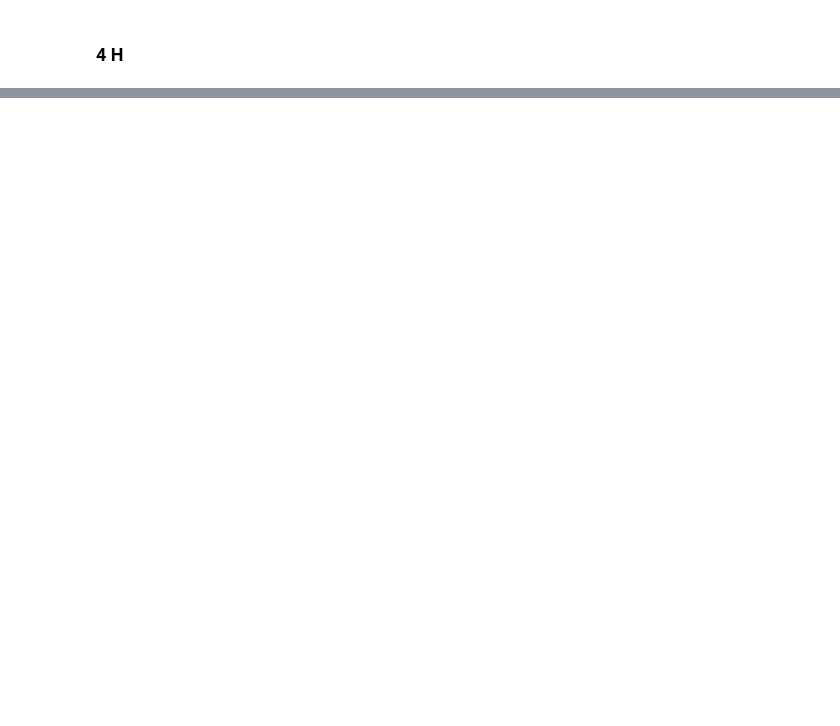
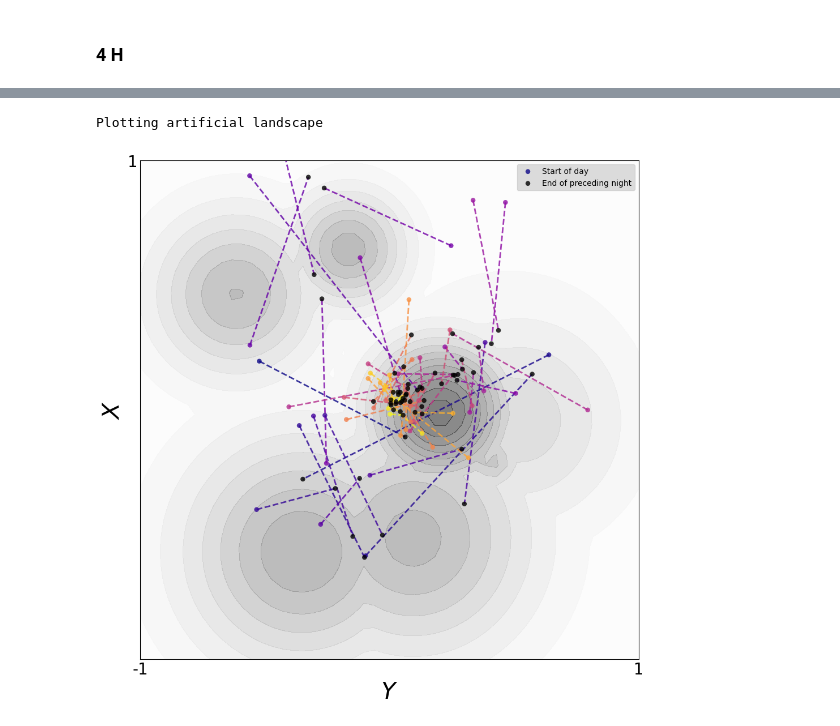
Before and after one commit to AtharvSuryawanshi/Dual_Pathway_RL_songbird, a Jupyter notebook: Figures/Figure_4.ipynb, the cells around one changed output, grey strips where cells are left out. Cells and saved outputs as stored; diff of their text form; code cells hidden in the pictures; blank space fills up the shorter version.

```diff
--- a/Figures/Figure_4.ipynb
+++ b/Figures/Figure_4.ipynb
@@ -599,0 +757,23 @@ Selected folders: [WindowsPath('C:/Users/rsankar/Desktop/DualPathwayFigures/Repo
+# %%
+%autoreload 2
+from dual_pathway_model.plotting_functions import *
+
+# for chosen_syll in range(N_SYLL):
+# plot_scatter_traj(obj = obj_4a, syll=chosen_syll, day_i=0, day_f=60, every_nth_point=2, scatter_alpha=0.3, if_contour=False, contour_alpha=.5, heatmap=True,
+#                 plot_smooth_traj=True)  # To remove smoothened trajectory, set plot_smooth_traj=False
+
+plot_position_change(obj=obj_4a, syll=chosen_syll,
+                     day_i=0, day_f=60, alpha=0.8,
+                     if_contour=False, contour_alpha=.5, heatmap=True,
+                     plot_motor=plot_motor, plot_cortex=plot_cortex, plot_BG=plot_BG,
+                     day_change=False, night_change=True,
+                     legend=True
+                     )  # To remove smoothened trajectory, set plot_smooth_traj=False
+
+
+if plot_motor:  save_figure(f"4i_position_change_motor_night", save=save_figs)
+if plot_cortex:  save_figure(f"4i_position_change_cortex_night", save=save_figs)
+if plot_BG:  save_figure(f"4i_position_change_BG_night", save=save_figs)
+# %% [output]
+Plotting artificial landscape
+[figure, added]
```
Also changed, not shown: parts of 24 cells of this notebook, 2 other files.
